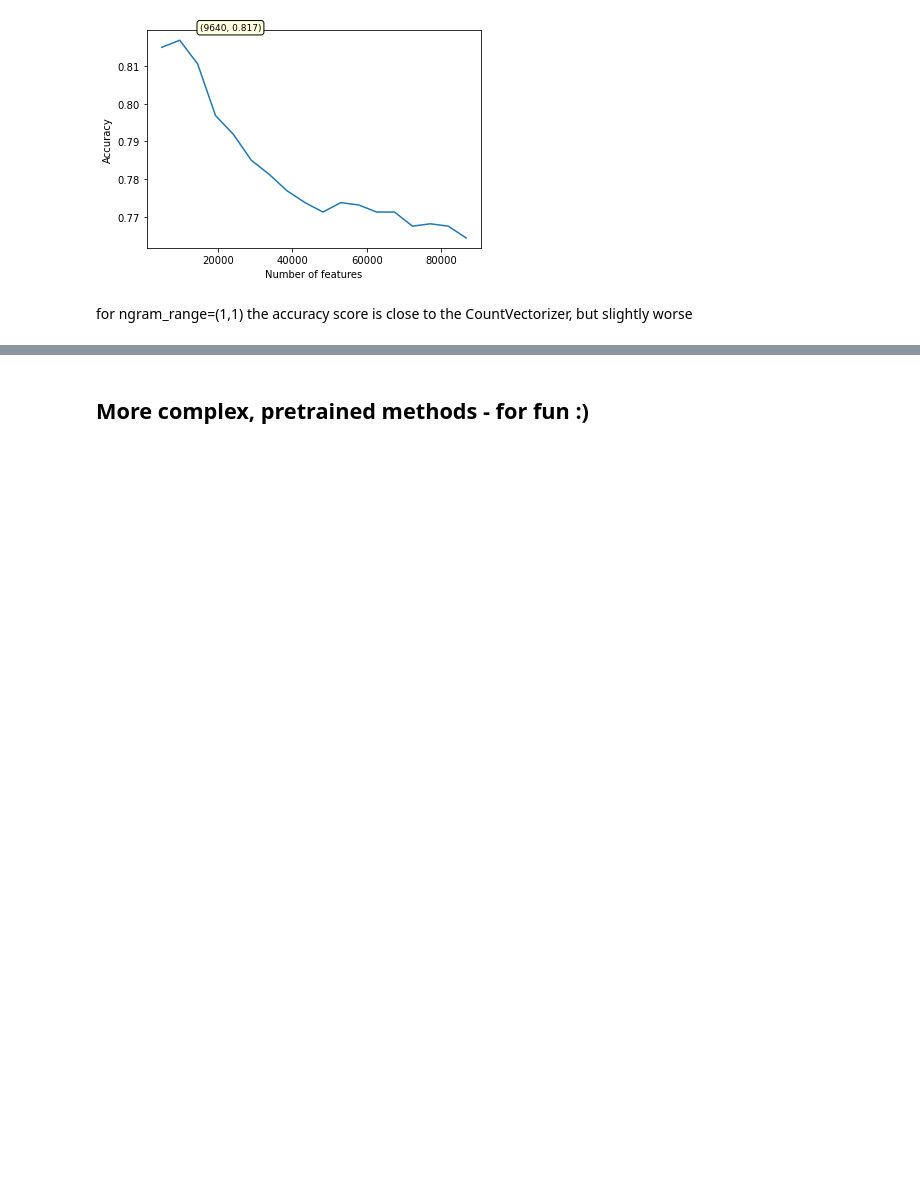
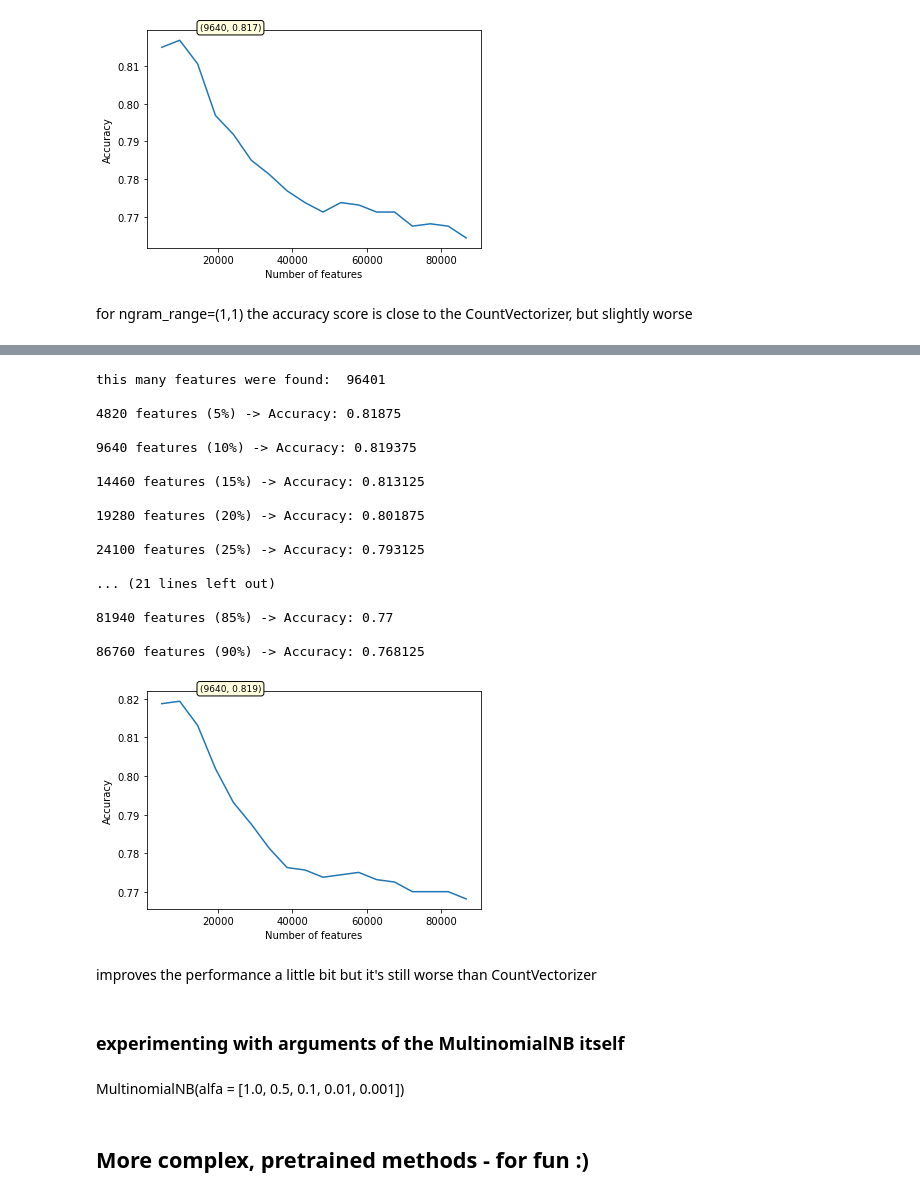
Before and after one commit to michalwietecki/text-emotion-classification, a Jupyter notebook: classification.ipynb, the cells around one changed output, grey strips where cells are left out. Drawn from its saved outputs; the diff is of its cells as text; code cells hidden in the pictures; blank space fills up the shorter version.

```diff
--- a/classification.ipynb
+++ b/classification.ipynb
@@ -876,3 +713,31 @@ for ngram_range=(1,1) the accuracy score is close to the CountVectorizer, but sl
+# %%
+[feature_number,accuracies] = vectorizer_ngram_stopwords(1,2,TfidfVectorizer, sub_tf = True)
+plot_features_vs_accuracy(feature_number, accuracies)
+# %% [output]
+this many features were found:  96401
+
+4820 features (5%) -> Accuracy: 0.81875
+
+9640 features (10%) -> Accuracy: 0.819375
+
+14460 features (15%) -> Accuracy: 0.813125
+
+19280 features (20%) -> Accuracy: 0.801875
+
+24100 features (25%) -> Accuracy: 0.793125
+
+... (21 lines left out)
+
+81940 features (85%) -> Accuracy: 0.77
+
+86760 features (90%) -> Accuracy: 0.768125
+[figure, added]
+# %% [markdown]
+improves the performance a little bit but it's still worse than CountVectorizer
+# %% [markdown]
+### experimenting with arguments of the MultinomialNB itself
+# %% [markdown]
+MultinomialNB(alfa = [1.0, 0.5, 0.1, 0.01, 0.001])
 # %% [markdown]
 ## More complex, pretrained methods - for fun :)
 # %% [markdown]
```
Also changed, not shown: parts of 21 cells of this notebook.
